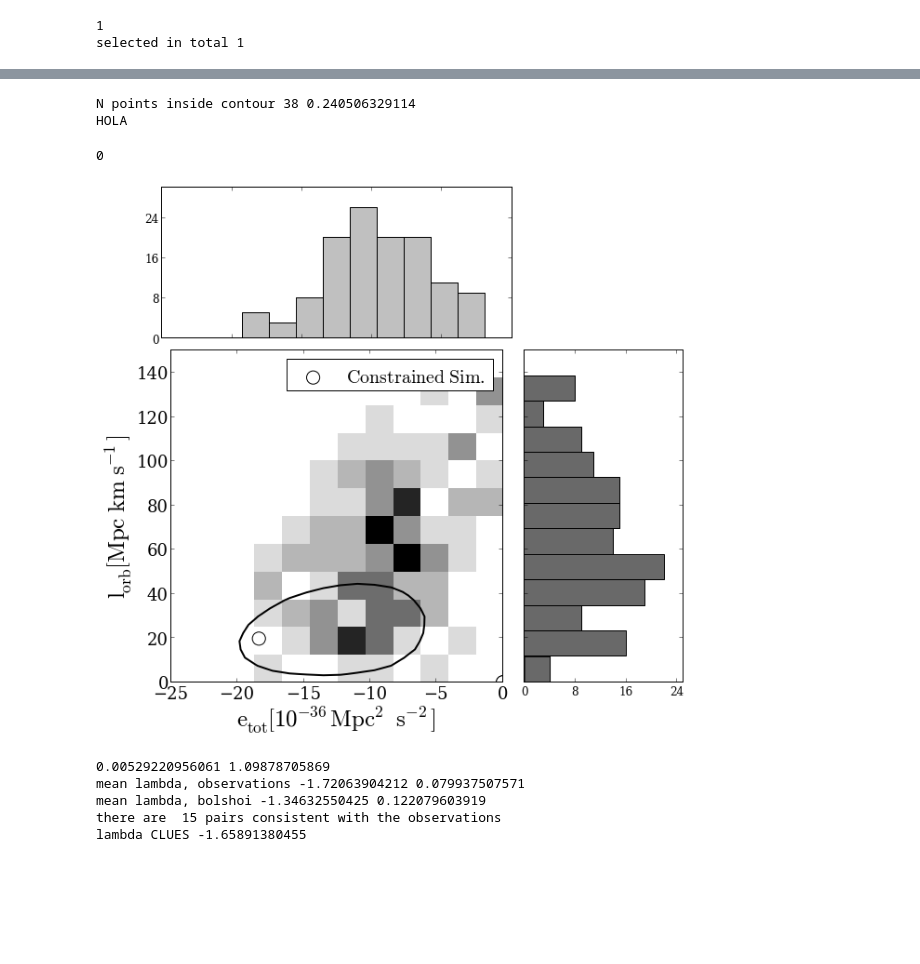
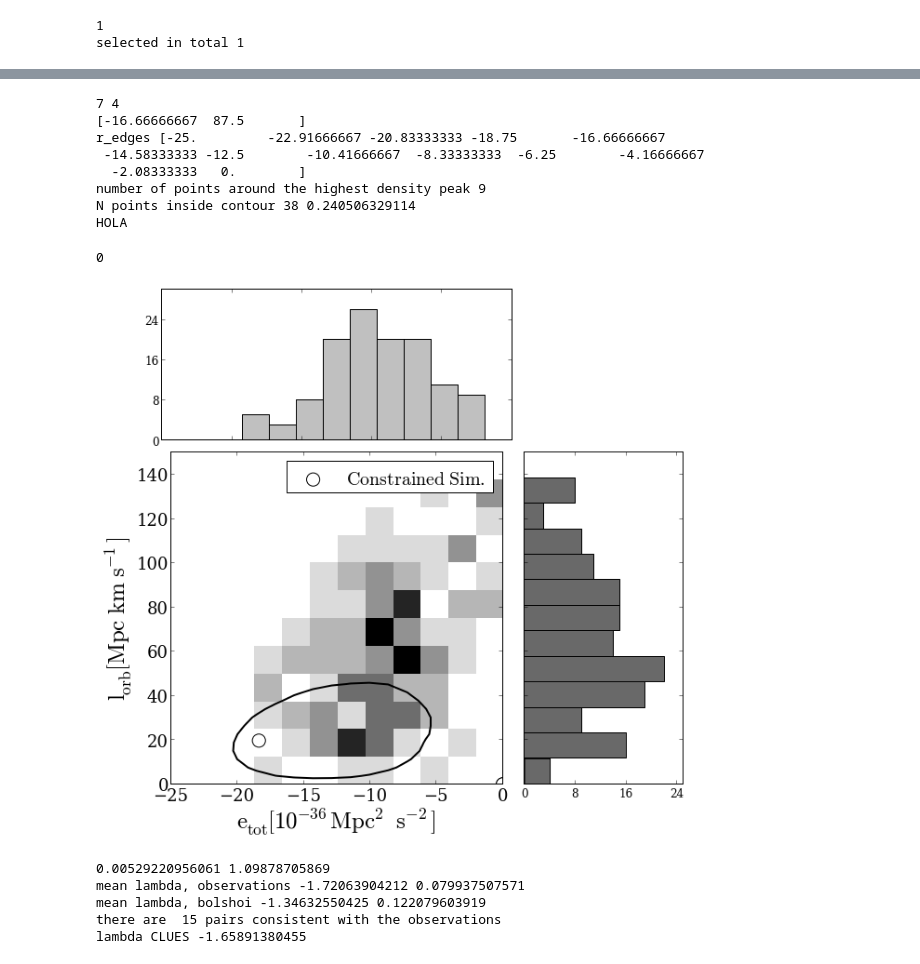
Before and after one commit to astroandes/LG_Kinematics, a Jupyter notebook: code/simulation_JE.ipynb, the cells around one changed output, grey strips where cells are left out. Cells and saved outputs as stored; diff of their text form; code cells hidden in the pictures; blank space fills up the shorter version.

```diff
--- a/code/simulation_JE.ipynb
+++ b/code/simulation_JE.ipynb
@@ -3,7 +3,7 @@ from makeTempHistogramPlot import *
 from generateInfo import *
 
 # Global filepaths
-repo_path ="/home/jeforero/Dropbox/"
+repo_path ="/home/forero/Dropbox/"
 data_path = repo_path + "/LG_Kinematics/data/"
 
 # Global constants
@@ -16,7 +16,7 @@ L_UNITS = 1.0
 #define global conditions to prepare data and plots
 halo_finder="BDM"
 # This should be true if we want to produced plots with a narrower selection for distances and total mass closer to the observations
-narrow_data = False
+narrow_data = True
 # %%
 # The reference is van der Marel et al. ApJ,753:8
 V_M31 = array([66.1,-76.3,45.1]) #km/s
@@ -175,13 +171,13 @@ physical_prop=np.loadtxt(bolshoi_file)
 #define the main quantities we will use later to prepare the plots
 radial_vel = physical_prop[:,0]
 tangential_vel = physical_prop[:,1]
-distance = physical_prop[:,14]
-total_mass = physical_prop[:,15]/1E12
+distance = physical_prop[:,8]
+total_mass = physical_prop[:,9]/ 1E12
 
 energy = physical_prop[:,5] + physical_prop[:,6]
 angular_momentum = physical_prop[:,7]
 
-mu = physical_prop[:,16]
+mu = physical_prop[:,10]
 
 lambda_orbit = mu**1.5 * (angular_momentum * L_UNITS * KM_TO_MPC)* sqrt(abs(energy * E_UNITS)) / (G_GRAV * (total_mass *1E12 )**(5.0/2.0))
 
@@ -192,13 +188,13 @@ if(narrow_data):
 
     radial_vel = physical_prop[:,0]
     tangential_vel = physical_prop[:,1]
-    distance = physical_prop[:,14]
-    total_mass = physical_prop[:,15]/1E12
+    distance = physical_prop[:,8]
+    total_mass = physical_prop[:,9]/1E12
 
     energy = physical_prop[:,5] + physical_prop[:,6]
     angular_momentum = physical_prop[:,7]
 
-    mu = physical_prop[:,16]
+    mu = physical_prop[:,10]
 
     lambda_orbit = mu**1.5 * (angular_momentum * L_UNITS * KM_TO_MPC)* sqrt(abs(energy * E_UNITS)) / (G_GRAV * (total_mass *1E12 )**(5.0/2.0))
 # %%
@@ -278,8 +273,8 @@ for i in range(n_clues):
     tmp_dat = np.loadtxt(clues[i])
     clues_data[i,0] = tmp_dat[0]# radial
     clues_data[i,1] = tmp_dat[1]# tangential
-    clues_data[i,2] = tmp_dat[14]# separation
-    clues_data[i,3] = tmp_dat[15]/1E12 #total mass
+    clues_data[i,2] = tmp_dat[8]# separation
+    clues_data[i,3] = tmp_dat[9]/1E12 #total mass
 
 print clues_data[:,1]/clues_data[:,0], 'distance', clues_data[:,2], 'total mass', clues_data[:,3]
 
@@ -313,10 +308,10 @@ tang_to_radial = abs(tangential_vel / radial_vel)
 index = where(tang_to_radial<0.32)
 print 'number of points with the right radial to tang', size(index), 1.0*size(index)/radial_vel.size
 #make the plot including the clues data
-filename='test_rt'
+filename='test_rt_'+halo_finder
 if(narrow_data):
     filename=filename+'_narrow'
-MakeTempHistogramPlot(radial_vel,tangential_vel,filename=filename,
+n=MakeTempHistogramPlot(radial_vel,tangential_vel,filename=filename,
                       clues=clues_data,clues_label='$\mathrm{Constrained\ Sim.}$',
                       contours=0,xlims=[-240.0,0.0], ylims=[0.0,240.0],
                       nbins=13,nxbins=13,nybins=13,bw=1,
@@ -339,34 +333,60 @@ n_clues=3
 clues1=data_path+"pair_physical_vweb_IC10909.dat"
 clues2=data_path+"pair_physical_vweb_IC16953.dat"
 clues3=data_path+"pair_physical_vweb_IC2710.dat"
 clues=chararray([n_clues], itemsize=1024)
 clues[0]=clues1;clues[1]=clues2; clues[2]=clues3
 clues_data = np.zeros([n_clues,2])
 if(narrow_data):
     n_clues = 1
 for i in range(n_clues):
     tmp_dat = np.loadtxt(clues[i])
     clues_data[i,0] = tmp_dat[5] + tmp_dat[6] # energy
     clues_data[i,1] = tmp_dat[7] #angular momentum
 
 index = where((angular_momentum<40.0) & (energy>-20.0) & (energy<-5.0))
 
+
+#find the starting point with the maximum value
+H2d, e_edges, l_edges = histogram2d(energy, angular_momentum, bins=(12,12), range=[[-25.0,0.0],[0.0,150.0]])
+max_energy_id = argmax(H2d, axis=0)
+max_angular_id = argmax(H2d, axis=1)
+max_l_id = argmax(H2d[arange(12), max_angular_id])
+max_e_id = argmax(H2d[max_energy_id, arange(12)])
+print max_l_id, max_e_id
+#theory_point = array([e_edges[max_e_id]+2.5, l_edges[max_l_id]+10.0])
+
+theory_point = array([e_edges[max_e_id], l_edges[max_l_id]])
+
+print theory_point
+print 'r_edges',e_edges
+sigma_point = [20.0, 7.5]
+
+index_max = where((energy>(theory_point[0]-sigma_point[0])) & (energy<(theory_point[0]+sigma_point[0]))
+    & (angular_momentum<(theory_point[1]+sigma_point[1]/2.0)) & (angular_momentum>(theory_point[1]-sigma_point[1]/2.0)))
+print 'number of points around the highest density peak', size(index_max)
+
 print 'N points inside contour', size(index), 1.0 * size(index)/energy.size
 #    makeTempHistogramPlot(energy,angular_momentum,filename="test_EJ", clues=clues_data, xlims=[-10.0,10.0], ylims=[0.0,100.0],nbins=20,nxbins=20,nybins=20,bw=1, xlabel='$\mathrm{E_{tot} [10^{-36}} h^{-2} \mathrm{Mpc^2\ s^{-2}]}$', ylabel='$\mathrm{L_{orb} [Mpc\ } h^{-1} \mathrm{km\ s^{-1}]}$', contours=0)
 filename='test_EJ_'+halo_finder
 if(narrow_data):
     filename=filename+'_narrow'
 MakeTempHistogramPlot(energy,angular_momentum,filename=filename,
                       clues=clues_data, clues_label='$\mathrm{Constrained\ Sim.}$', xlims=[-25.0,0.0], ylims=[0.0,150.0],
                       nbins=13,nxbins=13,nybins=13,bw=1,
                       xlabel='$\mathrm{e_{tot} [10^{-36}} \mathrm{Mpc^2\ s^{-2}]}$',
                       ylabel='$\mathrm{l_{orb} [Mpc\ } \mathrm{km\ s^{-1}]}$',
                       contours=0, X_field=X, Y_field=Y, Z_field=H, levels=levels)
 # %% [output]
+7 4
+[-16.66666667  87.5       ]
+r_edges [-25.         -22.91666667 -20.83333333 -18.75       -16.66666667
+ -14.58333333 -12.5        -10.41666667  -8.33333333  -6.25        -4.16666667
+  -2.08333333   0.        ]
+number of points around the highest density peak 9
 N points inside contour 38 0.240506329114
 HOLA
 0
-[figure, old version]
+[figure, new version]
 # %%
 #make the plot with the 'spin parameter'
 print amin(lambda_orbit), amax(lambda_orbit)
```
Also changed, not shown: parts of 11 cells of this notebook, 1 other file.
